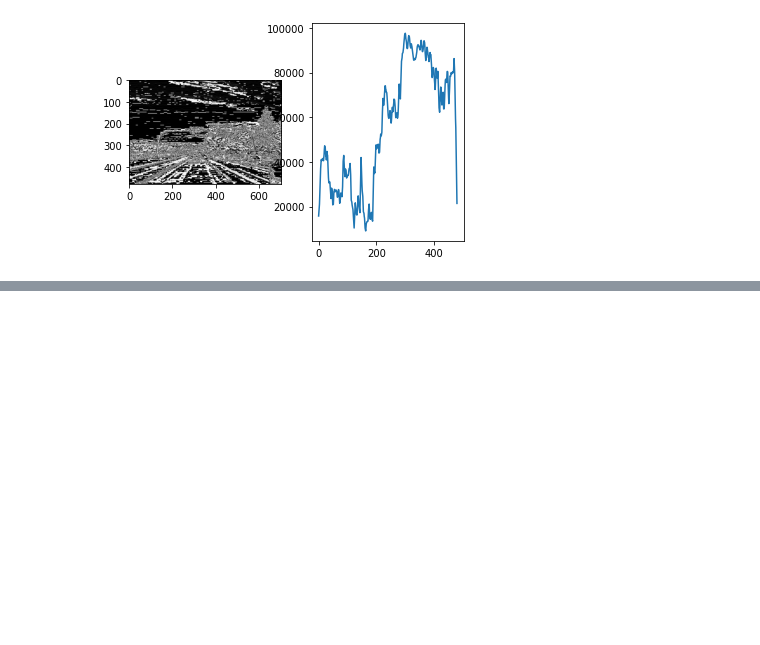
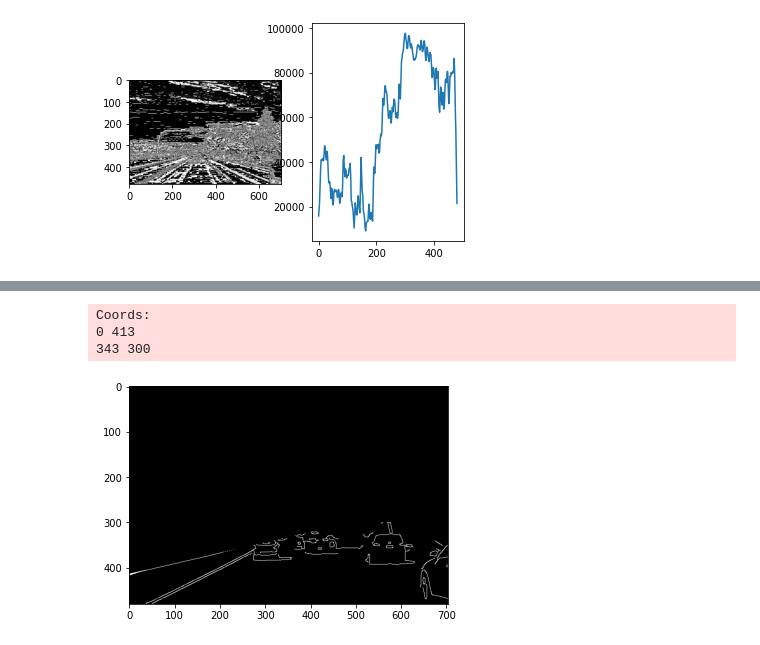
Before and after one commit to marios-stam/ROI_autonomous_cars, a Jupyter notebook: Untitled.ipynb, the cells around one changed output, grey strips where cells are left out. Cells and saved outputs as stored; diff of their text form; code cells hidden in the pictures; blank space fills up the shorter version.

```diff
--- a/Untitled.ipynb
+++ b/Untitled.ipynb
@@ -446,10 +252,12 @@ def addGaussianNoise(img):
 def addSaltPepperNoise(img):
     pct=0.6
     x = np.copy(img)
-    coords = list(product(range(img.shape[0]), range(img.shape[1])))
+    coords = list(  product(  range(img.shape[0]), range(img.shape[1]) )   )
     shuffle(coords)
     for coord in coords[:int(pct*img.shape[0]*img.shape[1])]:
         x[coord] = 0 if choice([True, False]) else 255
+
+    return x
 # %%
 def moving_avg_filter(img, size=3):
     if size % 2 != 1: return
@@ -478,3 +286,37 @@ def median_filter(img, size=3):
             res[i, j] = np.median(img[i:i+2*pad, j:j+2*pad])
 
     return res
+# %%
+ADD_NOISE=0
+
+frames=[]
+plt.figure()
+vidcap = cv2.VideoCapture('april21.avi')
+success=True
+count=0
+while vidcap.isOpened():
+
+    success,image = vidcap.read()
+    if(not success):
+        break
+
+    img_color,img_gray=preProcessImg(image)
+    if (ADD_NOISE):
+        img_gray=addSaltPepperNoise(img_gray)
+        img_gray=addGaussianNoise(img_gray)
+        img_gray=median_filter(img_gray)
+        img_gray=moving_avg_filter(img_gray)
+    # print_details=True if (count==100 or count in range(140,150)) else False
+    print_details=False
+    mask=getMaskHighestSobel2(img_gray,print_details)
+    # mask=getMaskHighestSobel(img_gray)
+    masked_img=apply_mask(img_color,mask)
+    frames.append(masked_img)
+
+    count += 1
+    if(count%30==0):
+        print(count/30)
+
+#write video
+r,c=img_gray.shape
+write_video(frames,r,c,name="Method 2 without noise")
@@ -480,0 +346,11 @@ def median_filter(img, size=3):
+# %%
+line_mask,line_image=find_lanes(frames[0])
+plt.figure()
+plt.imshow(line_mask*line_image,cmap="gray")
+
+img_gray=line_mask*line_image
+# %% [output]
+Coords:
+0 413
+343 300
+[figure, added]
```
Also changed, not shown: parts of 30 cells of this notebook, 2 other files.
